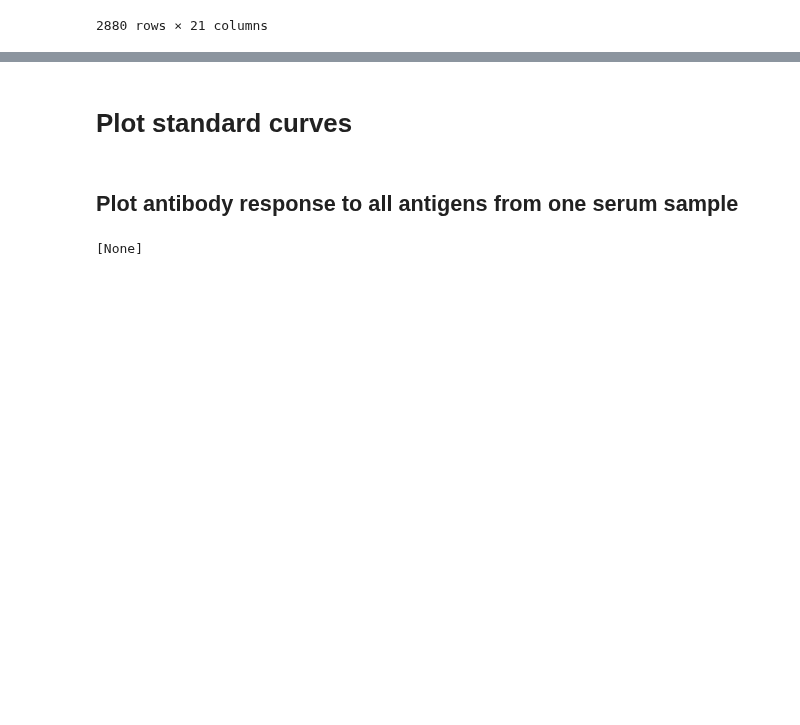
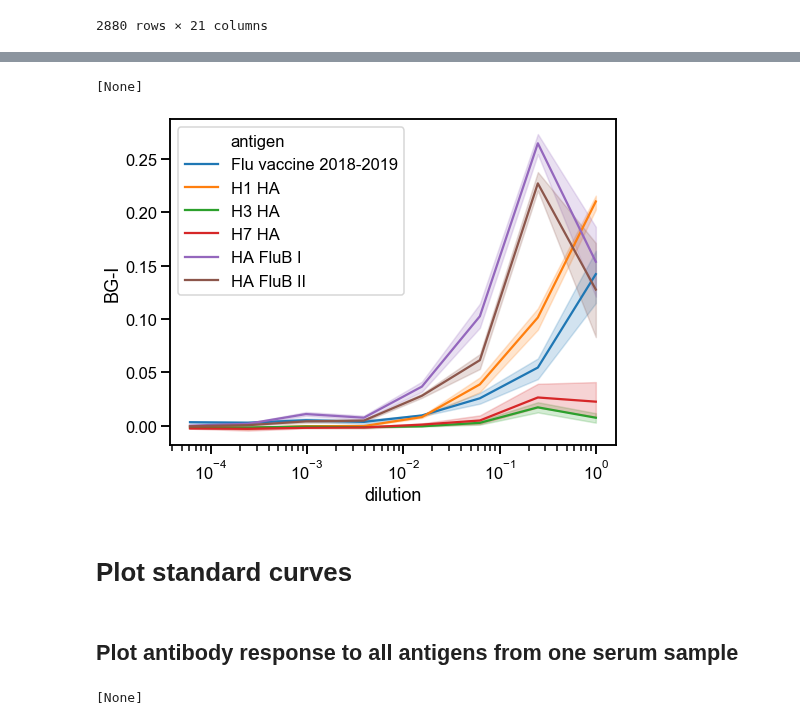
Before and after one commit to mehta-lab/multiSero, a Jupyter notebook: notebooks_interpretation/FluPlateInterpretationV3_smg.ipynb, the cells around one changed output, grey strips where cells are left out. Drawn from its saved outputs; the diff is of its cells as text; code cells hidden in the pictures; blank space fills up the shorter version.

```diff
--- a/notebooks_interpretation/FluPlateInterpretationV3_smg.ipynb
+++ b/notebooks_interpretation/FluPlateInterpretationV3_smg.ipynb
@@ -225,0 +320,6 @@ See the caveats in the documentation: https://pandas.pydata.org/pandas-docs/stab
+# %%
+# Make a new column that is the Canary background-intensity
+
+canary_BGsubtI = canaryIBG_df["Canary Background"]-canaryIBG_df["Canary Intensity"]
+canary_BGsubtI_df = pd.DataFrame(canary_BGsubtI, columns = ['BG-I'])
+canary_BGsubtI_df
@@ -225,0 +340,5 @@ See the caveats in the documentation: https://pandas.pydata.org/pandas-docs/stab
+# %%
+# Merge the Canary background-Intensity dataframe with the existing Canary data dataframe
+canaryIBG_df = pd.concat([canaryIBG_df,
+                 canary_BGsubtI_df], axis=1)
+canaryIBG_df
@@ -225,0 +359,8 @@ See the caveats in the documentation: https://pandas.pydata.org/pandas-docs/stab
+# %%
+canaryIBG_df = pd.merge(canaryIBG_df,
+                 antigen_df,
+                 how='left', on=['antigen_row', 'antigen_col'])
+canaryIBG_df = pd.merge(canaryIBG_df,
+                 plate_info_df,
+                 how='left', on=['well_id'])
+canaryIBG_df
@@ -225,0 +383,4 @@ See the caveats in the documentation: https://pandas.pydata.org/pandas-docs/stab
+# %%
+intensityBG_AU_df=pd.DataFrame()
+intensityBG_AU_df = intensityBG_df[['antigen_row','antigen_col', 'well_id', 'Median', 'Background Median', 'Intensity (median, background corrected) [AU]']]
+intensityBG_AU_df
@@ -226,3 +401,16 @@ See the caveats in the documentation: https://pandas.pydata.org/pandas-docs/stab
+# %%
+serum = 'HumanReferencePlasma'
+sub_df = canaryIBG_df[(canaryIBG_df['serum']==serum)]
+sub_df2 = intensityBG_AU_df[(intensityBG_AU_df['serum']==serum)]
+# ref_plm_df = ref_plm_df.dropna()
+plt.figure(figsize =(8, 6))
+ax = sns.lineplot(x="dilution", y="BG-I", hue='antigen', data=sub_df)
+ax.set(xscale="log")
+ax2 = ax1.twinx()
+ax2 = sns.lineplot(x="dilution",y="Intensity (median, background corrected) [AU]", hue='antigen', data=sub_df2)
+# %% [output]
+[None]
+[figure, added]
 # %% [markdown]
 # Plot standard curves
 # %% [markdown]
```
Also changed, not shown: parts of 16 cells of this notebook.
